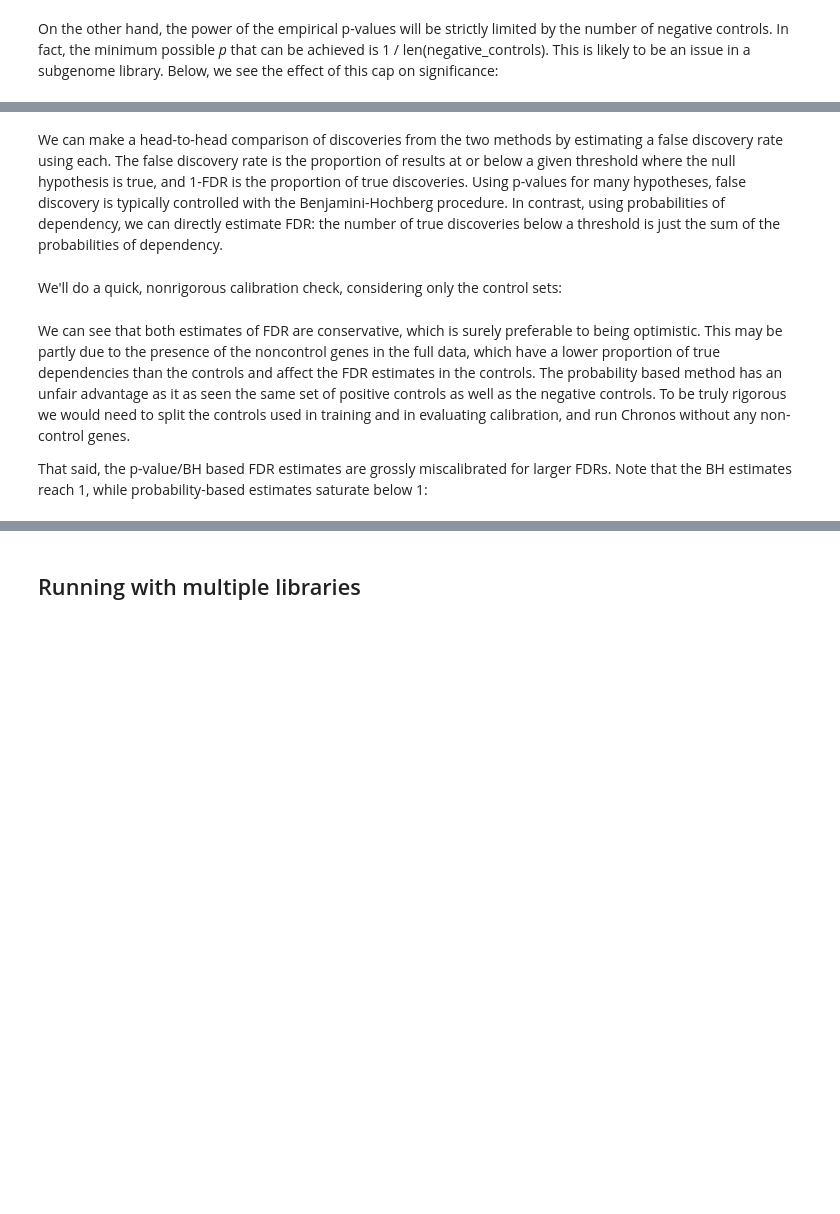
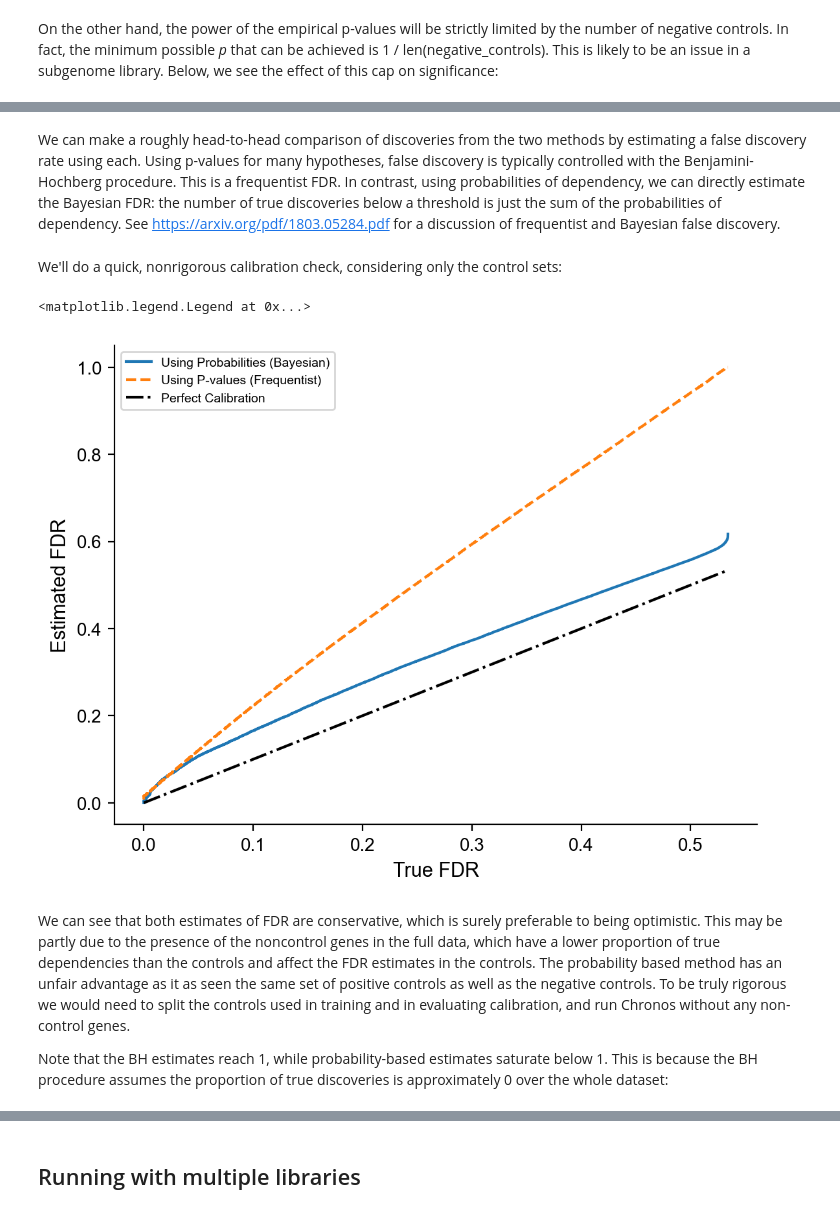
Before and after one commit to broadinstitute/chronos, a Jupyter notebook: Vignette.ipynb, the cells around one changed output, grey strips where cells are left out. Drawn from its saved outputs; the diff is of its cells as text; code cells hidden in the pictures; blank space fills up the shorter version.

```diff
--- a/Vignette.ipynb
+++ b/Vignette.ipynb
@@ -298,5 +647,5 @@ plt.ylabel("-Log10 P")
 # %% [markdown]
-We can make a head-to-head comparison of discoveries from the two methods by estimating a false discovery rate using each. The false discovery rate is the proportion of results at or below a given threshold where the null hypothesis is true, and 1-FDR is the proportion of true discoveries. Using p-values for many hypotheses, false discovery is typically controlled with the Benjamini-Hochberg procedure. In contrast, using probabilities of dependency, we can directly estimate FDR: the number of true discoveries below a threshold is just the sum of the probabilities of dependency.
+We can make a roughly head-to-head comparison of discoveries from the two methods by estimating a false discovery rate using each. Using p-values for many hypotheses, false discovery is typically controlled with the Benjamini-Hochberg procedure. This is a frequentist FDR. In contrast, using probabilities of dependency, we can directly estimate the Bayesian FDR: the number of true discoveries below a threshold is just the sum of the probabilities of dependency. See https://arxiv.org/pdf/1803.05284.pdf for a discussion of frequentist and Bayesian false discovery.
 # %%
 from chronos.hit_calling import get_fdr_from_probabilities, get_fdr_from_pvalues
 fdr_from_probabilities = get_fdr_from_probabilities(probabilities)
@@ -331,26 +680,29 @@ calibration_pvalues = calibration_check(fdr_from_pvalues, common_essentials, non
 # %%
 plt.plot(
     calibration_probabilities["ProportionFalse"],
     calibration_probabilities["FDR"],
-    label="Using Probabilities"
+    label="Using Probabilities (Bayesian)"
 )
 
 plt.plot(
     calibration_pvalues["ProportionFalse"],
     calibration_pvalues["FDR"],
     '--',
-    label="Using P-values"
+    label="Using P-values (Frequentist)"
 )
 
 max_fdr = calibration_probabilities.ProportionFalse.max()
 plt.plot([0, max_fdr], [0, max_fdr], '-.', color="black", label="Perfect Calibration")
 
 plt.ylabel("Estimated FDR")
 plt.xlabel("True FDR")
 plt.legend()
+# %% [output]
+<matplotlib.legend.Legend at 0x...>
+[figure, added]
 # %% [markdown]
 We can see that both estimates of FDR are conservative, which is surely preferable to being optimistic. This may be partly due to the presence of the noncontrol genes in the full data, which have a lower proportion of true dependencies than the controls and affect the FDR estimates in the controls. The probability based method has an unfair advantage as it as seen the same set of positive controls as well as the negative controls. To be truly rigorous we would need to split the controls used in training and in evaluating calibration, and run Chronos without any non-control genes.
 
-That said, the p-value/BH based FDR estimates are grossly miscalibrated  for larger FDRs. Note that the BH estimates reach 1, while probability-based estimates saturate below 1:
+Note that the BH estimates reach 1, while probability-based estimates saturate below 1. This is because the BH procedure assumes the proportion of true discoveries is approximately 0 over the whole dataset:
 # %%
 fdr_from_pvalues.max().max(), fdr_from_pvalues.max(axis=1).mean()
```
Also changed, not shown: parts of 34 cells of this notebook, 4 other files.
